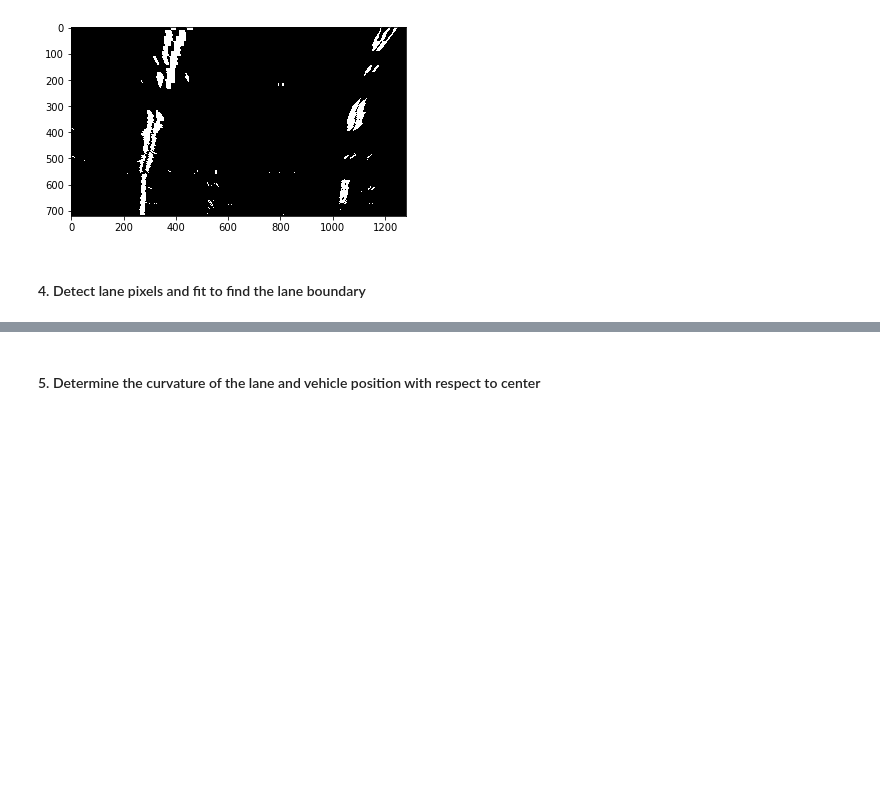
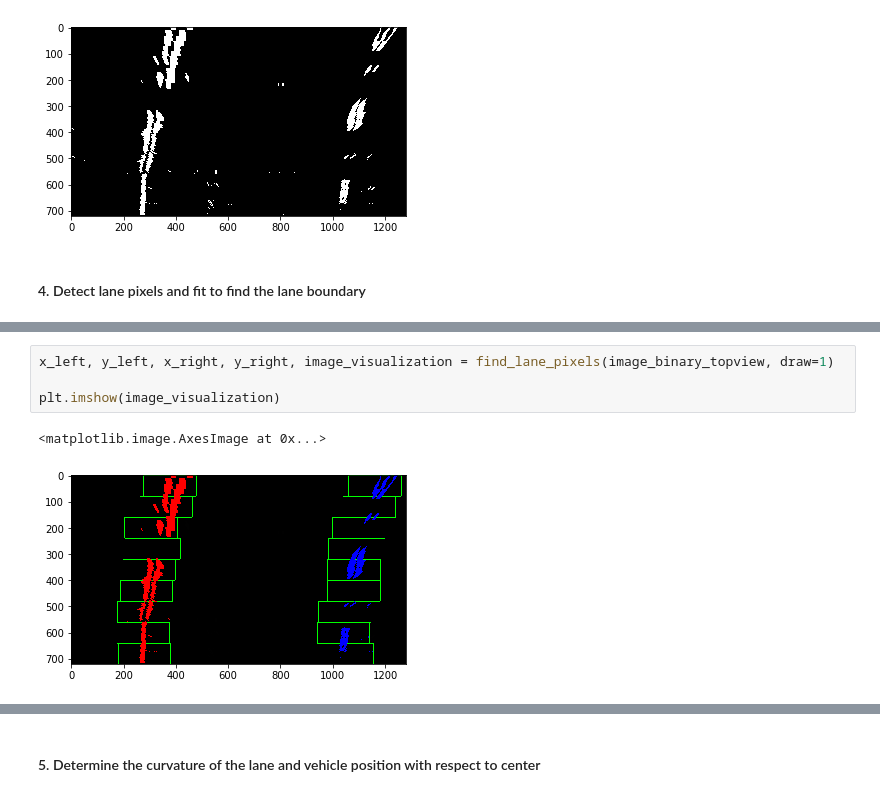
Before and after one commit to ninemillionbicycles/CarND-AdvancedLaneLines-P2, a Jupyter notebook: P2.ipynb, the cells around one changed output, grey strips where cells are left out. Drawn from its saved outputs; the diff is of its cells as text; blank space fills up the shorter version.

```diff
--- a/P2.ipynb
+++ b/P2.ipynb
@@ -402,0 +663,7 @@ plt.imshow(image_binary_topview, cmap='gray')
+# %%
+x_left, y_left, x_right, y_right, image_visualization = find_lane_pixels(image_binary_topview, draw=1)
+
+plt.imshow(image_visualization)
+# %% [output]
+<matplotlib.image.AxesImage at 0x...>
+[figure, added]
```
Also changed, not shown: parts of 22 cells of this notebook, 3 other files.
